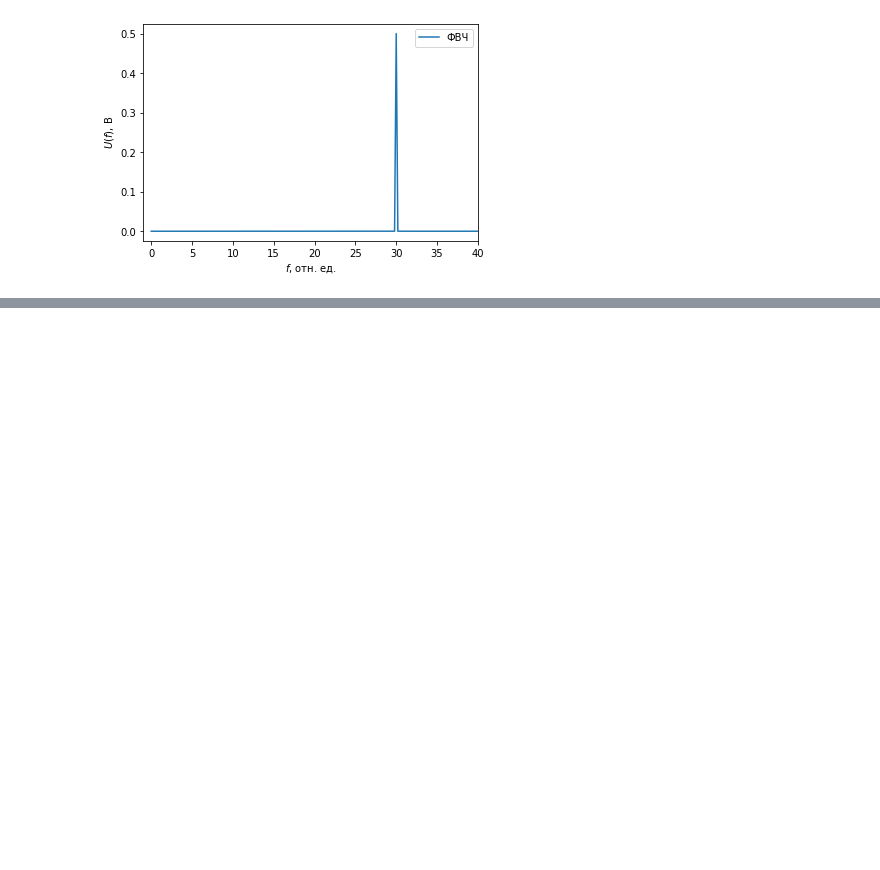
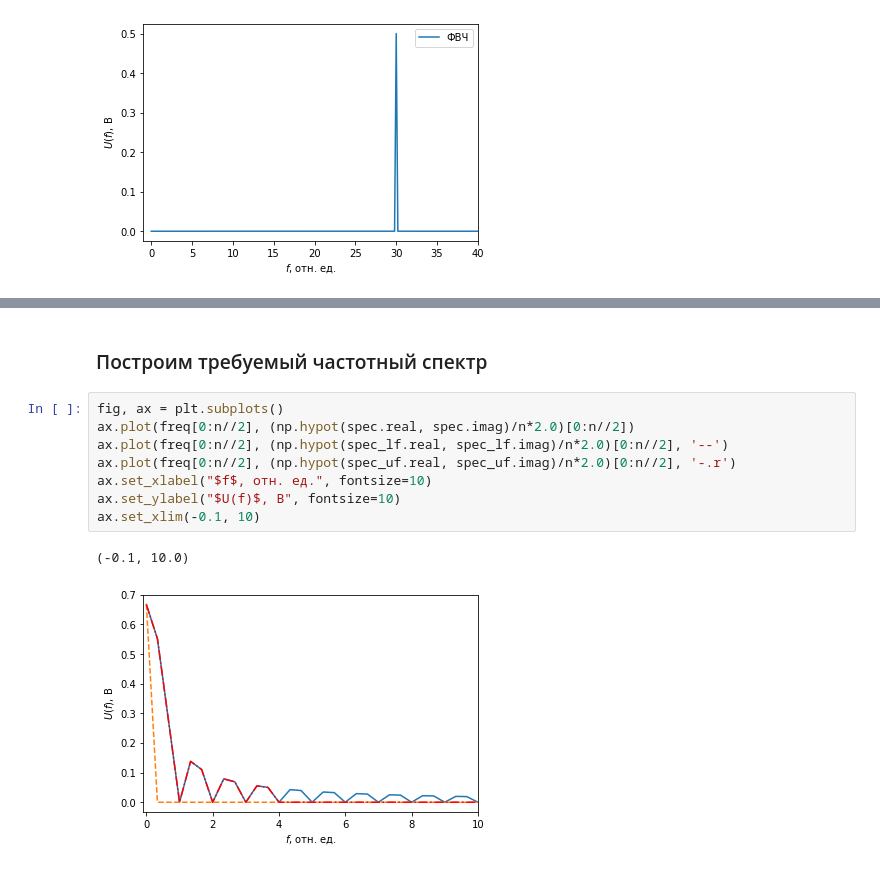
Before and after one commit to DaniilSysoev/opisis_sem_4, a Jupyter notebook: Описис_сем_4.ipynb, the cells around one changed output, grey strips where cells are left out. Saved outputs shown, nothing was run; the diff lists cells and outputs as text; blank space fills up the shorter version.

```diff
--- a/Описис_сем_4.ipynb
+++ b/Описис_сем_4.ipynb
@@ -170,0 +247,13 @@ ax.legend(loc='best')
+# %% [markdown]
+<h3>Построим требуемый частотный спектр</h3>
+# %%
+fig, ax = plt.subplots()
+ax.plot(freq[0:n//2], (np.hypot(spec.real, spec.imag)/n*2.0)[0:n//2])
+ax.plot(freq[0:n//2], (np.hypot(spec_lf.real, spec_lf.imag)/n*2.0)[0:n//2], '--')
+ax.plot(freq[0:n//2], (np.hypot(spec_uf.real, spec_uf.imag)/n*2.0)[0:n//2], '-.r')
+ax.set_xlabel("$f$, отн. ед.", fontsize=10)
+ax.set_ylabel("$U(f)$, В", fontsize=10)
+ax.set_xlim(-0.1, 10)
+# %% [output]
+(-0.1, 10.0)
+[figure, added]
```
Also changed, not shown: parts of 18 cells of this notebook.
